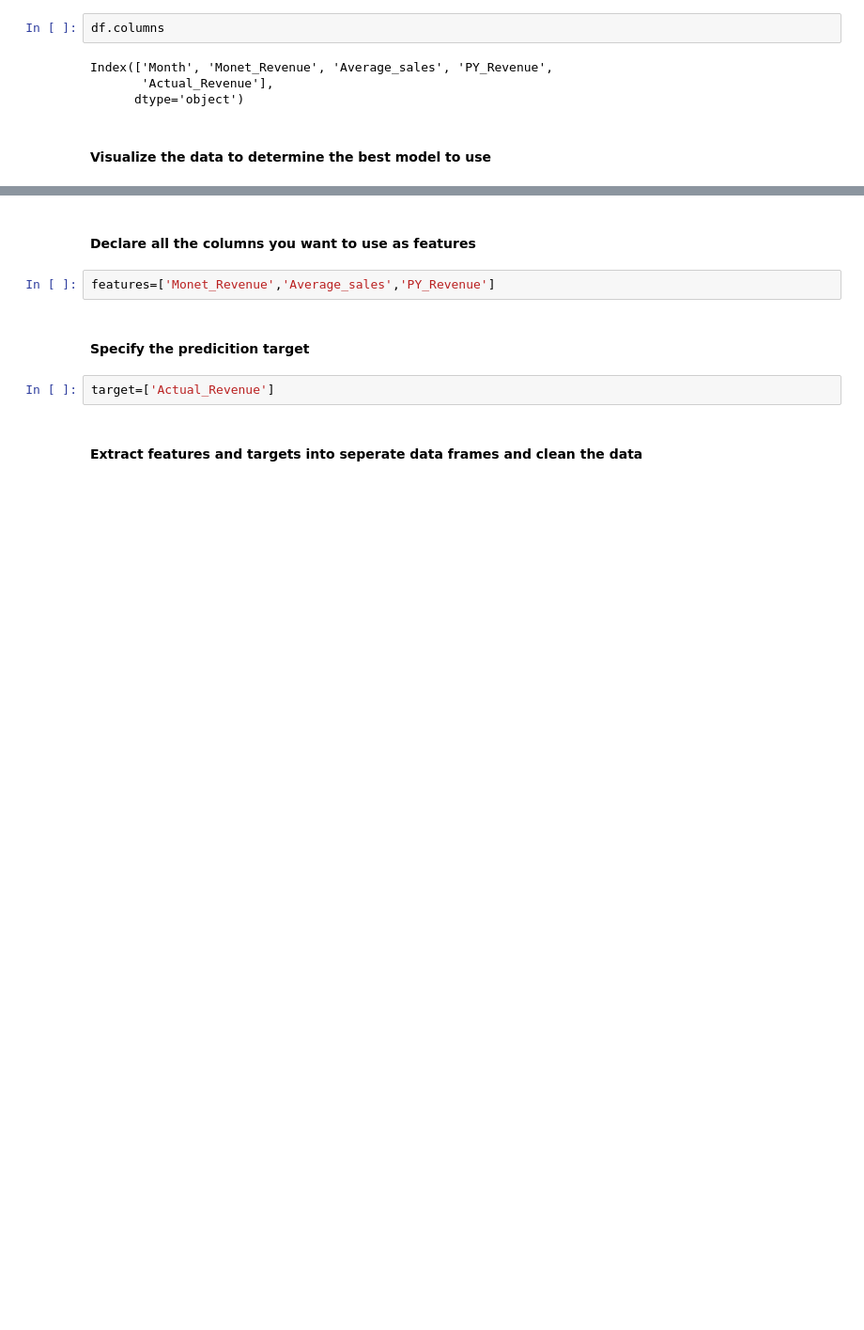
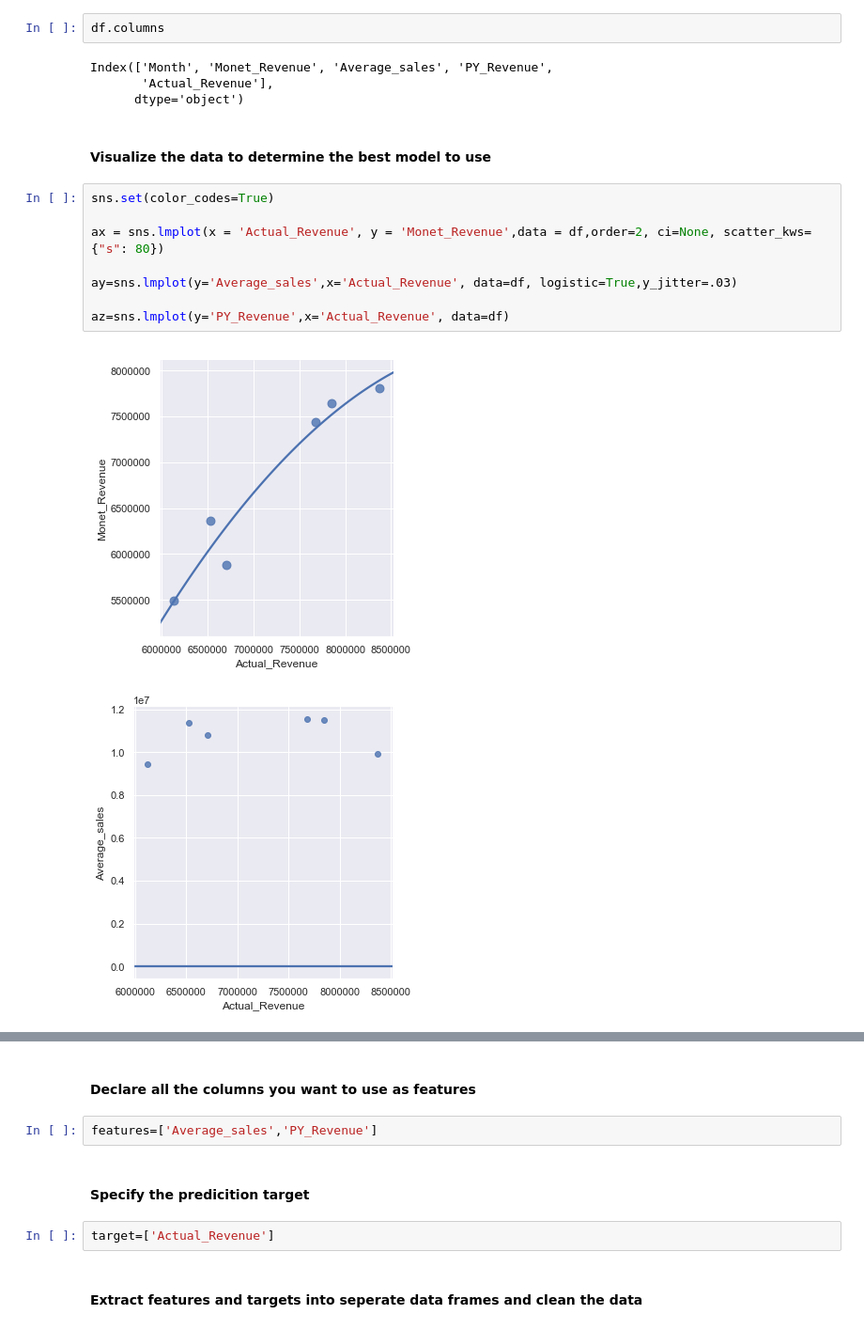
Before and after one commit to obanda/back_to_basics, a Jupyter notebook: Revenue Forecasting .ipynb, the cells around one changed output, grey strips where cells are left out. Shown: that part at 94% size. Drawn from its saved outputs; the diff is of its cells as text; blank space fills up the shorter version.

```diff
--- a/Revenue Forecasting .ipynb
+++ b/Revenue Forecasting .ipynb
@@ -30,3 +30,14 @@ Index(['Month', 'Monet_Revenue', 'Average_sales', 'PY_Revenue',
       dtype='object')
 # %% [markdown]
 <h4>Visualize the data to determine the best model to use</h4>
+# %%
+sns.set(color_codes=True)
+
+ax = sns.lmplot(x = 'Actual_Revenue', y = 'Monet_Revenue',data = df,order=2, ci=None, scatter_kws={"s": 80})
+
+ay=sns.lmplot(y='Average_sales',x='Actual_Revenue', data=df, logistic=True,y_jitter=.03)
+
+az=sns.lmplot(y='PY_Revenue',x='Actual_Revenue', data=df)
+# %% [output]
+[figure, added]
+[figure, added]
@@ -33,7 +45,7 @@ Index(['Month', 'Monet_Revenue', 'Average_sales', 'PY_Revenue',
 # %% [markdown]
 <h4>Declare all the columns you want to use as features</h4>
 # %%
-features=['Monet_Revenue','Average_sales','PY_Revenue']
+features=['Average_sales','PY_Revenue']
 # %% [markdown]
 <H4>Specify the predicition target</H4>
 # %%
```
Also changed, not shown: parts of 5 cells of this notebook.
